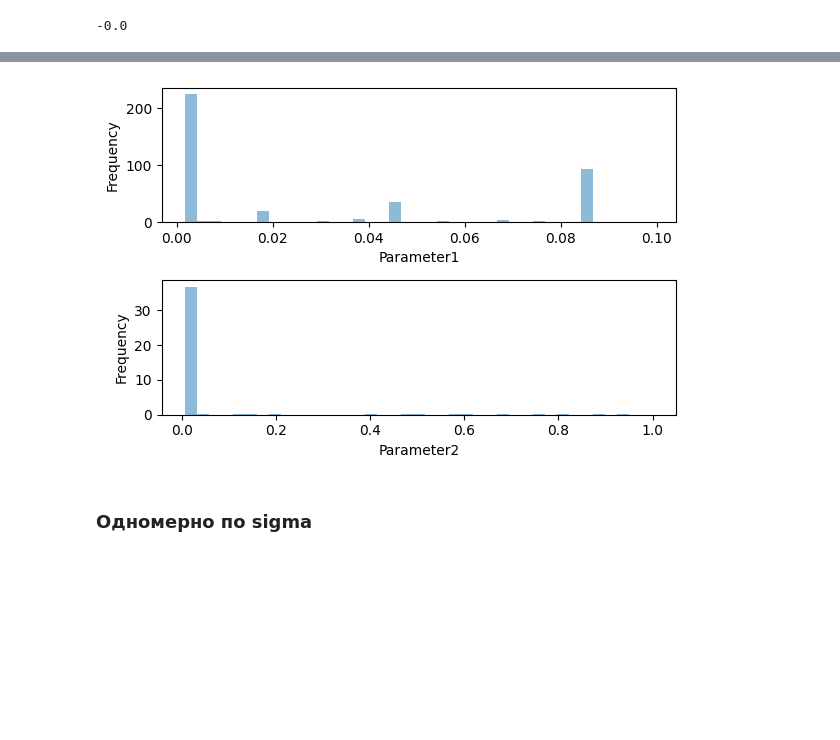
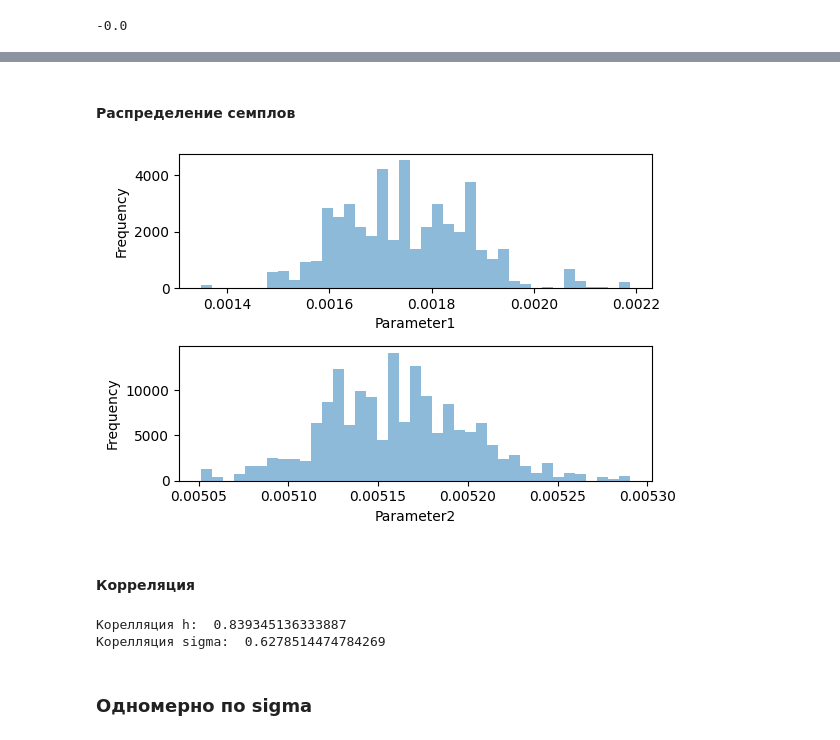
Before and after one commit to AnfimovAleksandr/mag_diploma, a Jupyter notebook: Непараметрический_2.ipynb, the cells around one changed output, grey strips where cells are left out. Saved outputs shown, nothing was run; the diff lists cells and outputs as text; code cells hidden in the pictures; blank space fills up the shorter version.

```diff
--- a/Непараметрический_2.ipynb
+++ b/Непараметрический_2.ipynb
@@ -1312,0 +1313,6 @@ import time
+# %%
+k_h = K_h(euro_difs, h)
+np.fill_diagonal(k_h, 0)
+# print(time.time() - start)
+
+res = (k_h * np_data_dollar).sum(axis = 0) / k_h.sum(axis = 0)
@@ -1332,9 +1347,10 @@ class MyLogPDF(pints.LogPDF):
         # start = time.time()
 
         k_h = K_h(euro_difs, h)
+        np.fill_diagonal(k_h, 0)
         # print(time.time() - start)
 
-        res = (k_h * np_data_dollar).sum(axis = 0) / k_h.sum(axis = 0)
+        res = (k_h * np_data_dollar).sum(axis = 0) / (k_h.sum(axis = 0) + 1e-100)
         # print(time.time() - start)
 
         difs = (res - np_data_dollar.flatten()) ** 2
@@ -1388,9 +1401,7 @@ def K_h (x, h):
-# %%
-h = 0.0017321346403785167
 # %%
 n_chains = 1
-xs = [[h, 1]]
-mcmc = pints.MCMCController(logposterior, n_chains, xs, sigma0=np.diag([0.001, 0.002]),  method= pints.MetropolisRandomWalkMCMC)
+xs = [[h, 0.005055160417958599]]
+mcmc = pints.MCMCController(logposterior, n_chains, xs, sigma0= np.diag([2e-8, 1e-8]),  method= pints.MetropolisRandomWalkMCMC)
 # mcmc.set_parallel(parallel = True)
 
 # for sampler in mcmc.samplers():
@@ -1444,11 +1447,21 @@ array([[1.73213464e-05, 0.00000000e+00],
+# %% [markdown]
+#### Распределение семплов
 # %%
 import matplotlib.pyplot as plt
 import pints.plot
 
-pints.plot.histogram(chains[:, :, :])
+pints.plot.histogram(chains[:, 100:, :])
 plt.show()
 # %% [output]
-[figure, old version]
+[figure, new version]
+# %% [markdown]
+#### Корреляция
+# %%
+print('Корелляция h: ', np.corrcoef(chains[0, 100: -1, 0], chains[0, 101:, 0])[0][1])
+print('Корелляция sigma: ', np.corrcoef(chains[0, 100: -1, 1], chains[0, 101:, 1])[0][1])
+# %% [output]
+Корелляция h:  0.839345136333887
+Корелляция sigma:  0.6278514474784269
 # %% [markdown]
 ### Одномерно по sigma
 # %%
```
Also changed, not shown: parts of 21 cells of this notebook, 2 other files.
